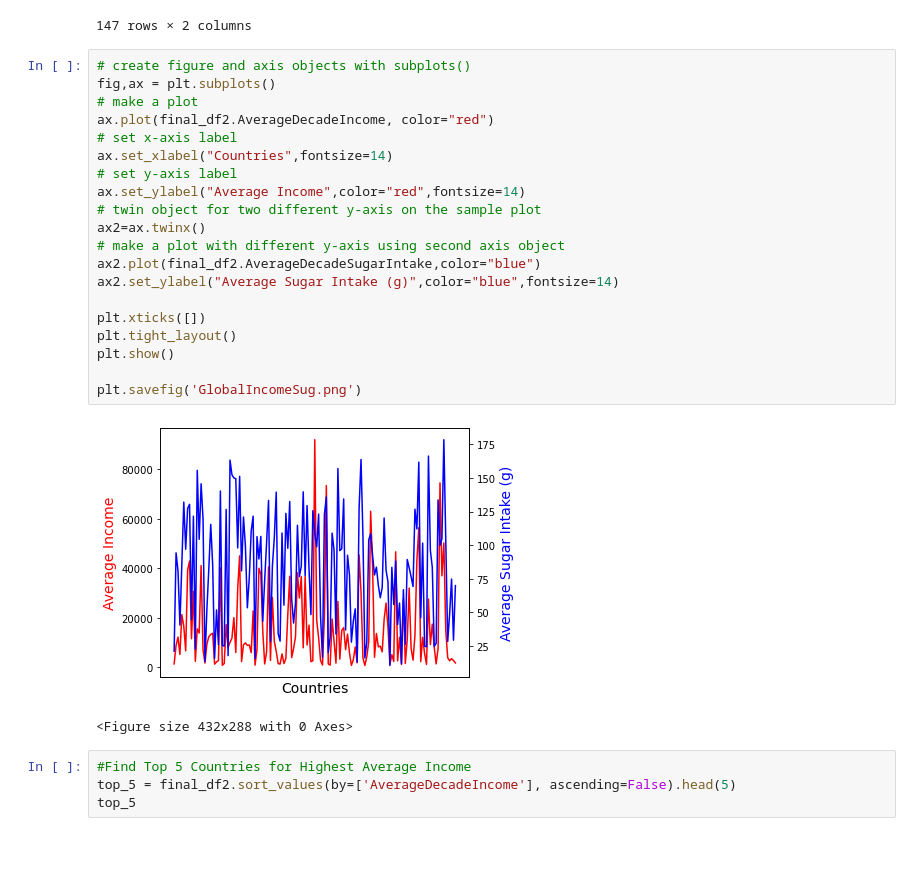
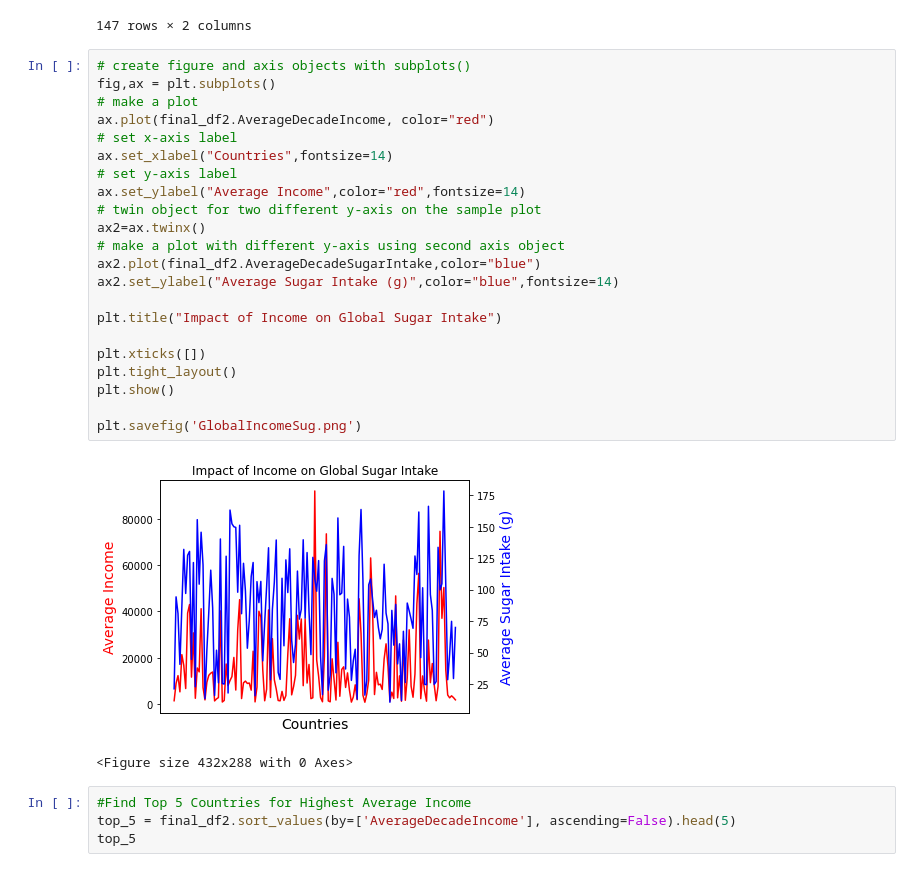
Before and after one commit to cbeachey/project1_influencers, a Jupyter notebook: SugarVsIncome.ipynb, the cells around one changed output. Drawn from its saved outputs; the diff is of its cells as text.

```diff
--- a/SugarVsIncome.ipynb
+++ b/SugarVsIncome.ipynb
@@ -82,25 +82,27 @@ final_df2
 # %%
 # create figure and axis objects with subplots()
 fig,ax = plt.subplots()
 # make a plot
 ax.plot(final_df2.AverageDecadeIncome, color="red")
 # set x-axis label
 ax.set_xlabel("Countries",fontsize=14)
 # set y-axis label
 ax.set_ylabel("Average Income",color="red",fontsize=14)
 # twin object for two different y-axis on the sample plot
 ax2=ax.twinx()
 # make a plot with different y-axis using second axis object
 ax2.plot(final_df2.AverageDecadeSugarIntake,color="blue")
 ax2.set_ylabel("Average Sugar Intake (g)",color="blue",fontsize=14)
 
+plt.title("Impact of Income on Global Sugar Intake")
+
 plt.xticks([])
 plt.tight_layout()
 plt.show()
 
 plt.savefig('GlobalIncomeSug.png')
 # %% [output]
-[figure, old version]
+[figure, new version]
 <Figure size 432x288 with 0 Axes>
 # %%
 #Find Top 5 Countries for Highest Average Income
```
